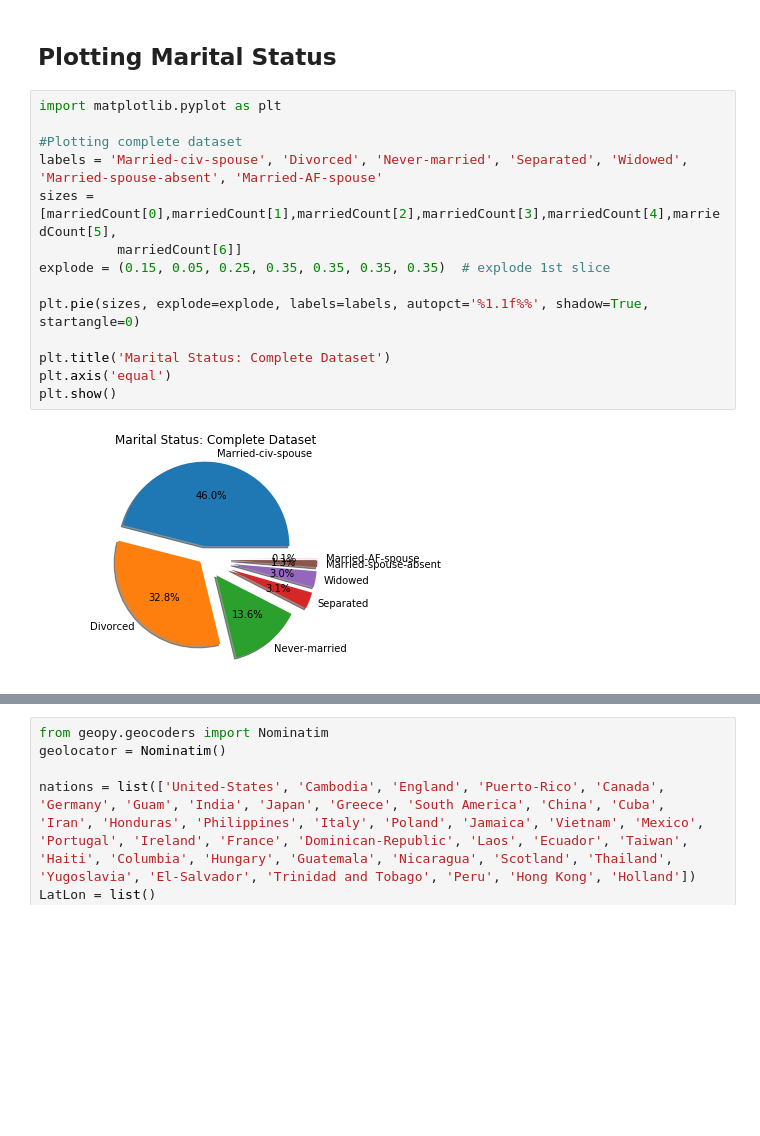
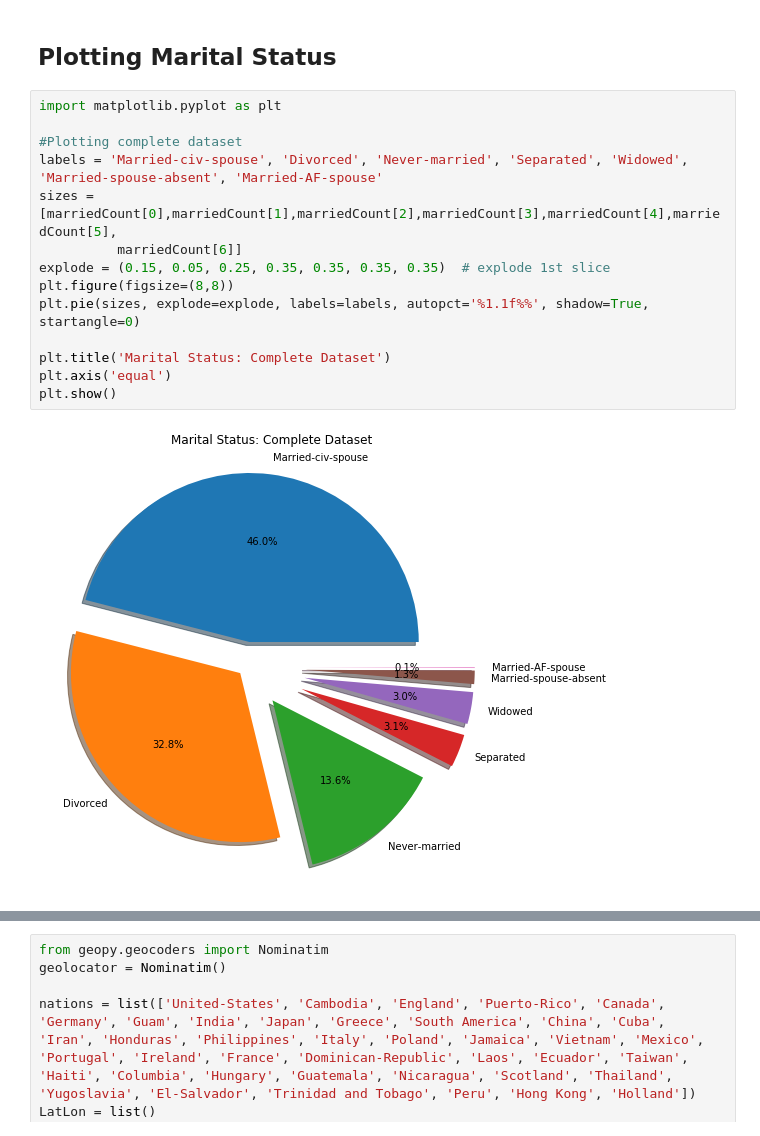
Before and after one commit to kylechang523/ECE180-Final-Project-Personal-Income-Analysis-and-Prediction, a Jupyter notebook: Nationality and Marriage.ipynb, the cells around one changed output, grey strips where cells are left out. Cells and saved outputs as stored; diff of their text form; blank space fills up the shorter version.

Commit message:
update plots

```diff
--- a/Nationality and Marriage.ipynb
+++ b/Nationality and Marriage.ipynb
@@ -22,19 +22,19 @@ labelCount = label.value_counts()
 # %%
 import matplotlib.pyplot as plt
 
 #Plotting complete dataset
 labels = 'Married-civ-spouse', 'Divorced', 'Never-married', 'Separated', 'Widowed', 'Married-spouse-absent', 'Married-AF-spouse'
 sizes = [marriedCount[0],marriedCount[1],marriedCount[2],marriedCount[3],marriedCount[4],marriedCount[5],
           marriedCount[6]]
 explode = (0.15, 0.05, 0.25, 0.35, 0.35, 0.35, 0.35)  # explode 1st slice
-
+plt.figure(figsize=(8,8))
 plt.pie(sizes, explode=explode, labels=labels, autopct='%1.1f%%', shadow=True, startangle=0)
 
 plt.title('Marital Status: Complete Dataset')
 plt.axis('equal')
 plt.show()
 # %% [output]
-[figure, old version]
+[figure, new version]
 # %%
 from collections import Counter
 import matplotlib.pyplot as plt
```
Also changed, not shown: parts of 2 cells of this notebook.
